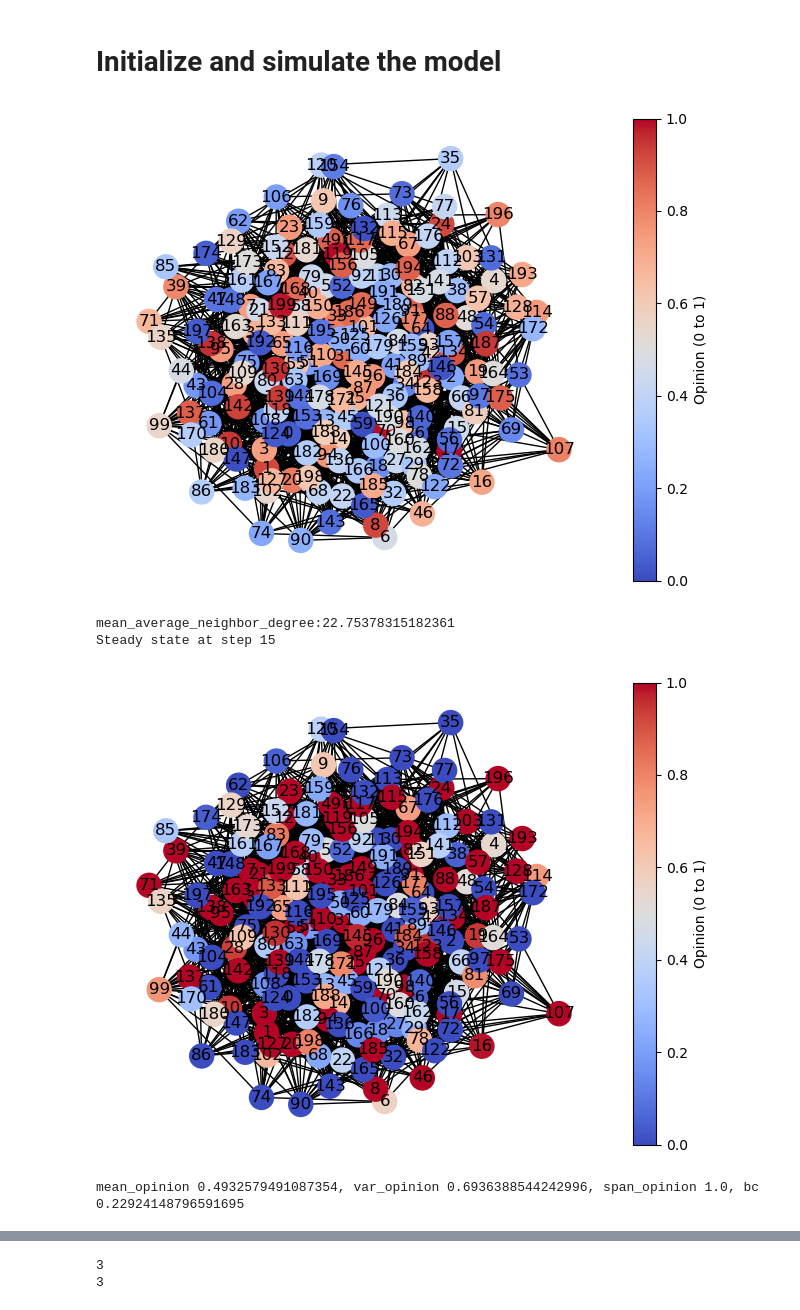
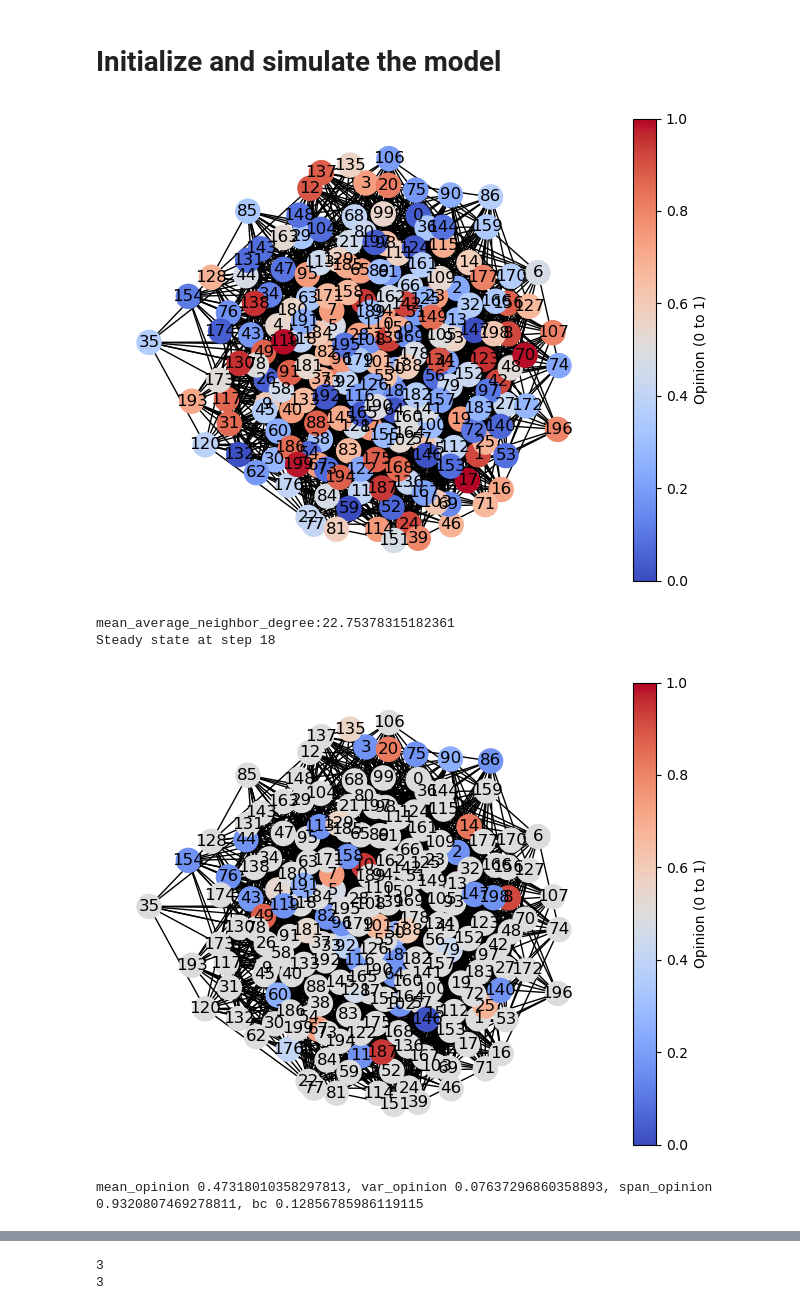
Before and after one commit to Batuffola/social_sciences_opinion_dynamics, a Jupyter notebook: update.ipynb, the cells around one changed output, grey strips where cells are left out. Cells and saved outputs as stored; diff of their text form; code cells hidden in the pictures.

Commit message:
complex contagion is working? I think sp

```diff
--- a/update.ipynb
+++ b/update.ipynb
@@ -932,7 +932,7 @@ p_matrix = [[0.3, 0.015, 0.01], #connection_probability from group 1 to group 1,
             [0.01, 0.005, 0.3]]                         #from group 3 to group 1, group 2 and group 3
 
 #model = Model(num_agents, beta, rho, alpha, network_type='random', repulsion=repulsion, connection_probability=0.05) #random network
-model = Model(num_agents, beta, rho, alpha, network_type='random',avg_degree=avg_degree, rewiring=rewiring, repulsion=repulsion, connection_probability=0.05) #random network
+model = Model(num_agents, beta, rho, alpha, network_type='random',avg_degree=avg_degree, rewiring=rewiring, repulsion=repulsion, connection_probability=0.05 ,contagion= 'complex') #random network
 #model = Model(num_agents, beta, rho, alpha, network_type='scale-free', avg_degree=avg_degree,  repulsion=repulsion) #scale-free network
 #model = Model(num_agents, beta, rho, alpha, network_type='sbm', avg_degree=avg_degree, repulsion=repulsion, sizes=sizes,intra_p_factor=intra_p_factor, inter_p_factor=inter_p_factor) #stochastic block model
 #model = Model(num_agents, beta, rho, alpha, network_type='sbm', sizes=sizes, p_matrix=p_matrix)
@@ -955,34 +955,34 @@ print(f"mean_average_neighbor_degree:{mean_average_neighbor_degree}")
 
 num_steps = 50
 for step in range(num_steps):
     previous_opinions = [model.environment.graph.nodes[node]['agent'].opinion for node in model.environment.graph.nodes]
     model.step()
     if track_opinion_change(previous_opinions, model) < 0.003:
         print(f"Steady state at step {step}")
         break
 visualize_network(model.environment, layout)
 current_opinions = [model.environment.graph.nodes[node]['agent'].opinion for node in model.environment.graph.nodes] # Get current opinions
 mean_opinion = np.mean(current_opinions)
 var_opinion = np.var(current_opinions)/0.25
 span_opinion = np.max(current_opinions) - np.min(current_opinions)
 bc =measure_bimodality_coefficient(model.environment)
 
 print(f"mean_opinion {mean_opinion}, var_opinion {var_opinion}, span_opinion {span_opinion}, bc {bc}")
 plot_opinion_distribution(model.environment, step)
 
 bipolarity = measure_bipolarity(model.environment)
 entropy = measure_entropy(model.environment)
 peak_distance = measure_peak_distance(model.environment)
 network_polarization = measure_network_polarization(model.environment)
 
 print(f"Variance: {var_opinion}")
 print(f"Bipolarity: {bipolarity}")
 print(f"Entropy: {entropy}")
 print(f"Peak Distance: {peak_distance}")
 print(f"Network Polarization: {network_polarization}")
 # %% [output]
-[figure, old version]
+[figure, new version]
 mean_average_neighbor_degree:22.75378315182361
-Steady state at step 15
+Steady state at step 18
-[figure, old version]
+[figure, new version]
-mean_opinion 0.4932579491087354, var_opinion 0.6936388544242996, span_opinion 1.0, bc 0.22924148796591695
+mean_opinion 0.47318010358297813, var_opinion 0.07637296860358893, span_opinion 0.9320807469278811, bc 0.12856785986119115
```
Also changed, not shown: parts of 2 cells of this notebook.
